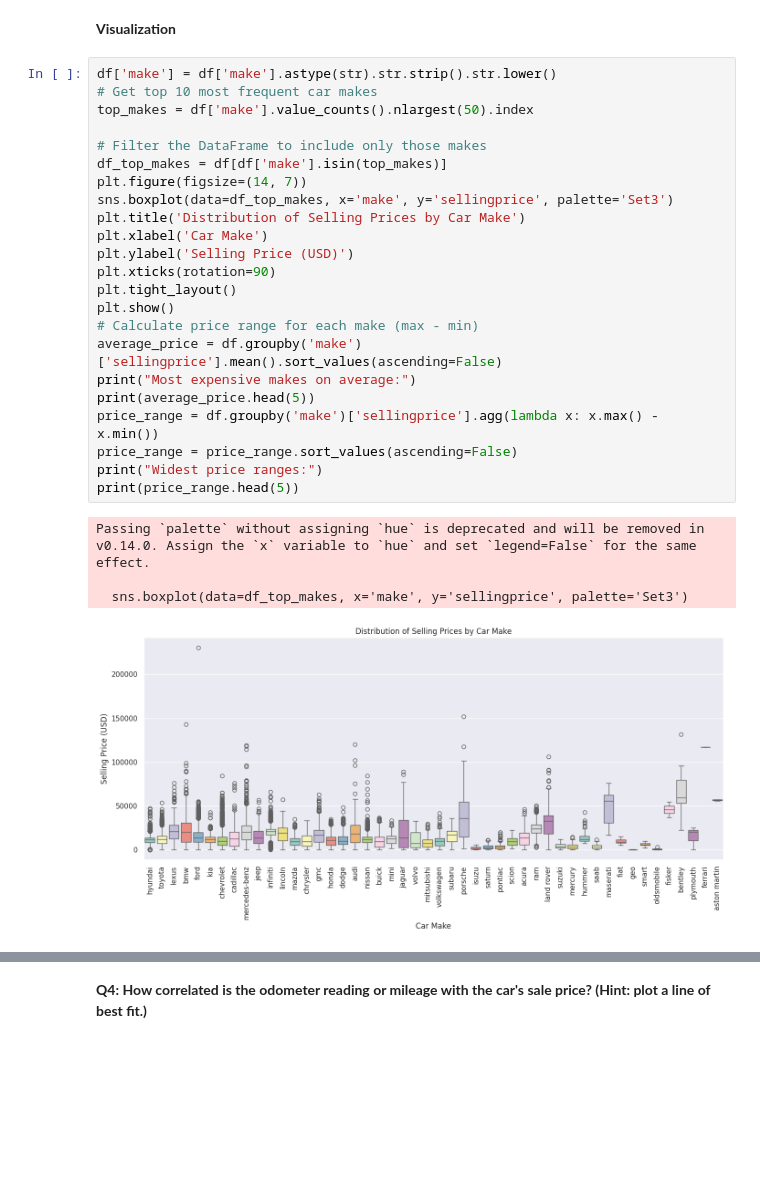
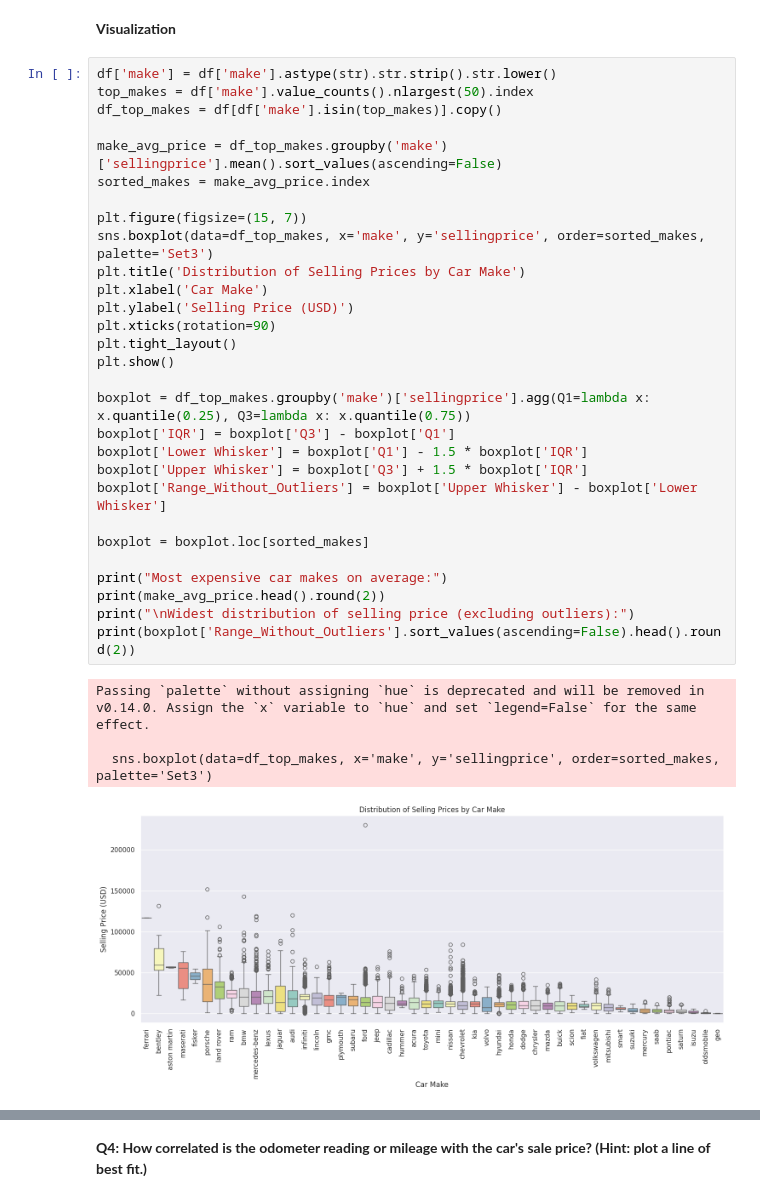
Before and after one commit to Michael-O-Sky/DataMining-Summer, a Jupyter notebook: Regression_Mini_Project.ipynb, the cells around one changed output, grey strips where cells are left out. Drawn from its saved outputs; the diff is of its cells as text; blank space fills up the shorter version.

```diff
--- a/Regression_Mini_Project.ipynb
+++ b/Regression_Mini_Project.ipynb
@@ -245,29 +265,35 @@ According to the bar plot and group analysis, automatic cars have an average sel
 **Visualization**
 # %%
 df['make'] = df['make'].astype(str).str.strip().str.lower()
-# Get top 10 most frequent car makes
 top_makes = df['make'].value_counts().nlargest(50).index
+df_top_makes = df[df['make'].isin(top_makes)].copy()
 
-# Filter the DataFrame to include only those makes
-df_top_makes = df[df['make'].isin(top_makes)]
-plt.figure(figsize=(14, 7))
-sns.boxplot(data=df_top_makes, x='make', y='sellingprice', palette='Set3')
+make_avg_price = df_top_makes.groupby('make')['sellingprice'].mean().sort_values(ascending=False)
+sorted_makes = make_avg_price.index
+
+plt.figure(figsize=(15, 7))
+sns.boxplot(data=df_top_makes, x='make', y='sellingprice', order=sorted_makes, palette='Set3')
 plt.title('Distribution of Selling Prices by Car Make')
 plt.xlabel('Car Make')
 plt.ylabel('Selling Price (USD)')
 plt.xticks(rotation=90)
 plt.tight_layout()
 plt.show()
-# Calculate price range for each make (max - min)
-average_price = df.groupby('make')['sellingprice'].mean().sort_values(ascending=False)
-print("Most expensive makes on average:")
-print(average_price.head(5))
-price_range = df.groupby('make')['sellingprice'].agg(lambda x: x.max() - x.min())
-price_range = price_range.sort_values(ascending=False)
-print("Widest price ranges:")
-print(price_range.head(5))
+
+boxplot = df_top_makes.groupby('make')['sellingprice'].agg(Q1=lambda x: x.quantile(0.25), Q3=lambda x: x.quantile(0.75))
+boxplot['IQR'] = boxplot['Q3'] - boxplot['Q1']
+boxplot['Lower Whisker'] = boxplot['Q1'] - 1.5 * boxplot['IQR']
+boxplot['Upper Whisker'] = boxplot['Q3'] + 1.5 * boxplot['IQR']
+boxplot['Range_Without_Outliers'] = boxplot['Upper Whisker'] - boxplot['Lower Whisker']
+
+boxplot = boxplot.loc[sorted_makes]
+
+print("Most expensive car makes on average:")
+print(make_avg_price.head().round(2))
+print("\nWidest distribution of selling price (excluding outliers):")
+print(boxplot['Range_Without_Outliers'].sort_values(ascending=False).head().round(2))
 # %% [output]
 Passing `palette` without assigning `hue` is deprecated and will be removed in v0.14.0. Assign the `x` variable to `hue` and set `legend=False` for the same effect.
 
-  sns.boxplot(data=df_top_makes, x='make', y='sellingprice', palette='Set3')
+  sns.boxplot(data=df_top_makes, x='make', y='sellingprice', order=sorted_makes, palette='Set3')
-[figure, old version]
+[figure, new version]
```
Also changed, not shown: parts of 16 cells of this notebook.
